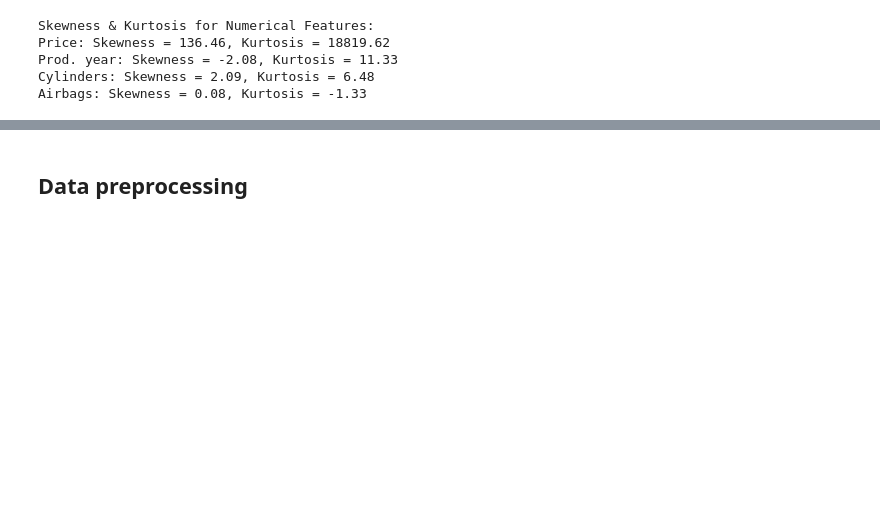
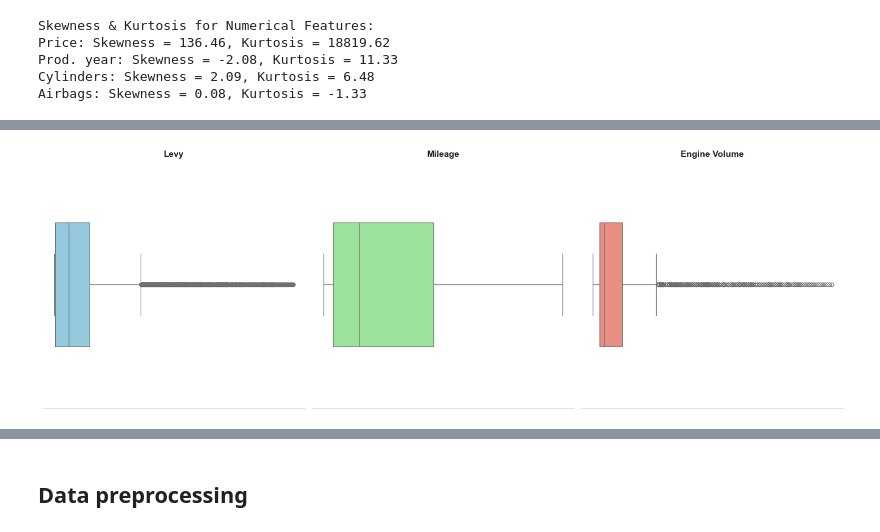
Before and after one commit to gianluca-filesi/API_project, a Jupyter notebook: Notebook/Filesi_ODonovan.ipynb, the cells around one changed output, grey strips where cells are left out. Saved outputs shown, nothing was run; the diff lists cells and outputs as text; code cells hidden in the pictures; blank space fills up the shorter version.

```diff
--- a/Notebook/Filesi_ODonovan.ipynb
+++ b/Notebook/Filesi_ODonovan.ipynb
@@ -86,0 +117,31 @@ plt.show()
+# %%
+fig, axs = plt.subplots(1, 3, figsize=(18, 6))
+
+# Boxplot for Levy
+sns.boxplot(x=df_train['Levy'], ax=axs[0], color="skyblue", width=0.5)
+axs[0].set_title("Levy", fontsize=14, fontweight='bold')
+axs[0].set_ylabel("")
+axs[0].set_yticklabels([])
+axs[0].get_xaxis().set_visible(False)
+sns.despine(ax=axs[0], left=True)
+
+# Boxplot for Mileage
+sns.boxplot(x=df_train['Mileage'], ax=axs[1], color="lightgreen", width=0.5)
+axs[1].set_title("Mileage", fontsize=14, fontweight='bold')
+axs[1].set_ylabel("")
+axs[1].set_yticklabels([])
+axs[1].get_xaxis().set_visible(False)
+sns.despine(ax=axs[1], left=True)
+
+# Boxplot for Engine Volume
+sns.boxplot(x=df_train['Engine volume'], ax=axs[2], color="salmon", width=0.5)
+axs[2].set_title("Engine Volume", fontsize=14, fontweight='bold')
+axs[2].set_ylabel("")
+axs[2].set_yticklabels([])
+axs[2].get_xaxis().set_visible(False)
+sns.despine(ax=axs[2], left=True)
+
+plt.tight_layout()
+plt.show()
+# %% [output]
+[figure, added]
```
Also changed, not shown: parts of 37 cells of this notebook.
